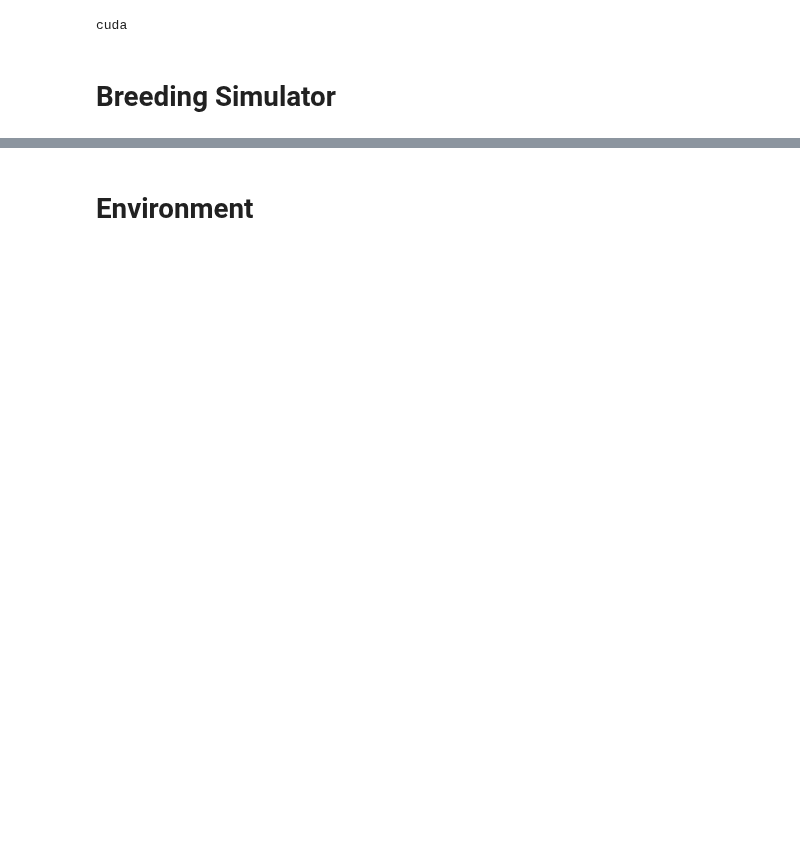
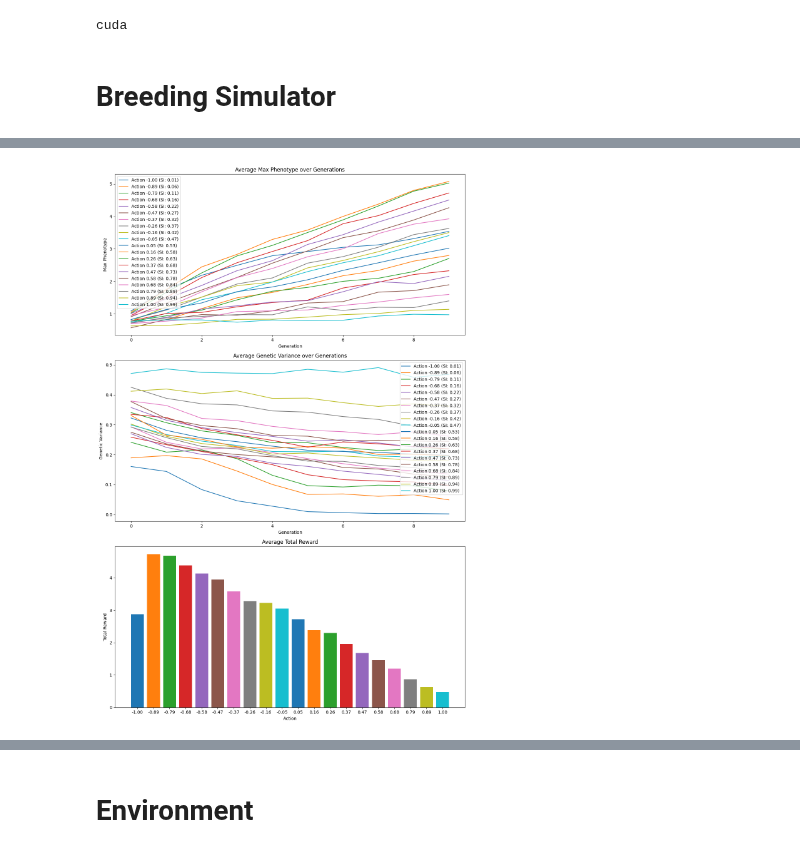
Before and after one commit to cjGO/ChewC, a Jupyter notebook: dev_nbs/Discrete_Env.ipynb, the cells around one changed output, grey strips where cells are left out. Saved outputs shown, nothing was run; the diff lists cells and outputs as text; code cells hidden in the pictures; blank space fills up the shorter version.

Commit message:
good form for simple selection intensity only environment

```diff
--- a/dev_nbs/Discrete_Env.ipynb
+++ b/dev_nbs/Discrete_Env.ipynb
@@ -545,16 +542,0 @@ class GeneralizedVisualizationCallback(BaseCallback):
-# %%
-from stable_baselines3 import PPO
-from stable_baselines3.common.vec_env import DummyVecEnv
-
-config = SimulationConfig()
-config.seed = np.random.randint(100)
-SP = SimParams(config)
-burned_in_pop = burn_in(SP, num_generations=50, h2=0.50, selection_intensity=0.4)
-# Update the SimParams with the burned-in population
-SP.founder_pop = Population(config.pop_size, burned_in_pop, SP.genome, SP.device)
-env = BreedingEnv(SP)
-
-cb = GeneralizedVisualizationCallback()
-# Create and train the model
-model = PPO("MultiInputPolicy", env, verbose=1)
-model.learn(total_timesteps=10000,callback=cb)
@@ -615,0 +543,73 @@ Best average reward: 5.2868
+# %%
+import numpy as np
+import matplotlib.pyplot as plt
+
+def run_constant_action_baseline(env, action, num_episodes=10):
+    results = []
+    for _ in range(num_episodes):
+        obs, _ = env.reset()
+        done = False
+        episode_reward = 0
+        max_phenotypes = []
+        genetic_variances = []
+
+        while not done:
+            obs, reward, done, _, info = env.step(np.array([action]))
+            episode_reward += reward
+            max_phenotypes.append(info['max_phenotype'])
+            genetic_variances.append(info['genetic_variance'])
+
+        results.append({
+            'total_reward': episode_reward,
+            'max_phenotypes': max_phenotypes,
+            'genetic_variances': genetic_variances
+        })
+
+    return results
+
+# Define a range of constant actions to test
+actions_to_test = np.linspace(-1,1,20)
+
+# Collect baseline results
+baseline_results = {}
+for action in actions_to_test:
+    baseline_results[action] = run_constant_action_baseline(breeder_env, action)
+
+# Plot results
+fig, (ax1, ax2, ax3) = plt.subplots(3, 1, figsize=(12, 18))
+
+for action, results in baseline_results.items():
+    selection_intensity = (action + 1) / 2 * 0.98 + 0.01
+    avg_max_phenotypes = np.mean([r['max_phenotypes'] for r in results], axis=0)
+    avg_genetic_variances = np.mean([r['genetic_variances'] for r in results], axis=0)
+    avg_total_reward = np.mean([r['total_reward'] for r in results])
+
+    ax1.plot(avg_max_phenotypes, label=f'Action {action:.2f} (SI: {selection_intensity:.2f})')
+    ax2.plot(avg_genetic_variances, label=f'Action {action:.2f} (SI: {selection_intensity:.2f})')
+    ax3.bar(f'{action:.2f}', avg_total_reward)
+
+ax1.set_title('Average Max Phenotype over Generations')
+ax1.set_xlabel('Generation')
+ax1.set_ylabel('Max Phenotype')
+ax1.legend()
+
+ax2.set_title('Average Genetic Variance over Generations')
+ax2.set_xlabel('Generation')
+ax2.set_ylabel('Genetic Variance')
+ax2.legend()
+
+ax3.set_title('Average Total Reward')
+ax3.set_xlabel('Action')
+ax3.set_ylabel('Total Reward')
+
+plt.tight_layout()
+plt.show()
+
+# Print average total rewards
+print("Average Total Rewards:")
+for action, results in baseline_results.items():
+    avg_reward = np.mean([r['total_reward'] for r in results])
+    selection_intensity = (action + 1) / 2 * 0.98 + 0.01
+    print(f"Action {action:.2f} (SI: {selection_intensity:.2f}): {avg_reward:.2f}")
+# %% [output]
+[figure, added]
```
Also changed, not shown: parts of 11 cells of this notebook.
